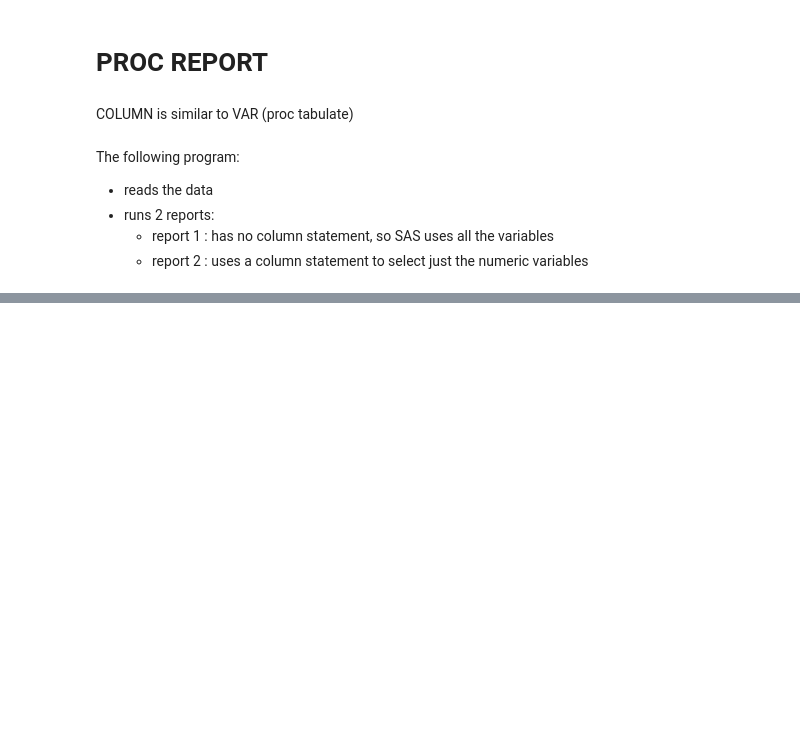
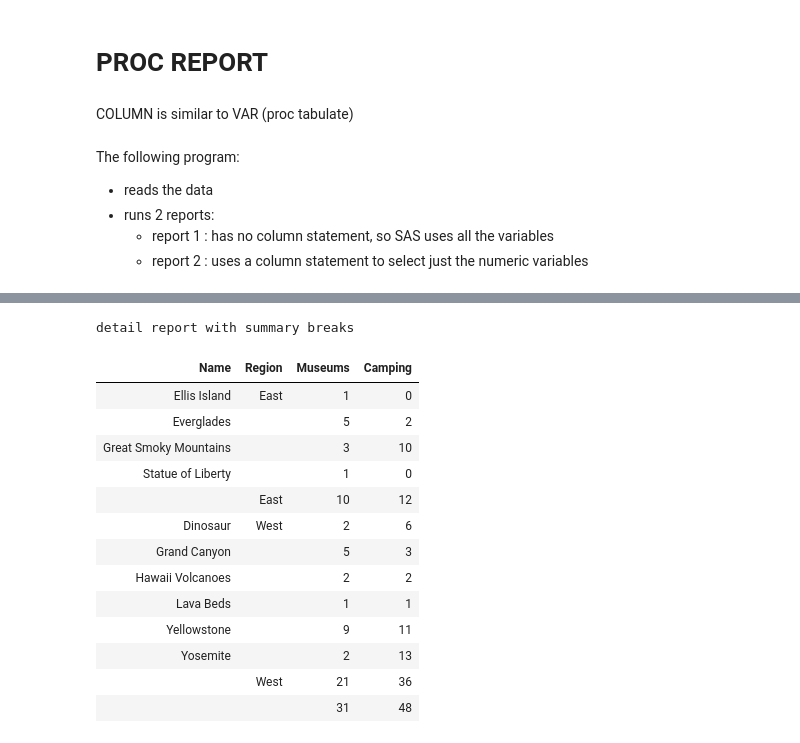
Before and after one commit to CollierKing/CodeSnippits, a Jupyter notebook: SAS/3 - Summarizing, reporting.ipynb, the cells around one changed output, grey strips where cells are left out. Saved outputs shown, nothing was run; the diff lists cells and outputs as text; code cells hidden in the pictures; blank space fills up the shorter version.

```diff
--- a/SAS/3 - Summarizing, reporting.ipynb
+++ b/SAS/3 - Summarizing, reporting.ipynb
@@ -231,0 +349,29 @@ The following program:
+# %%
+data natparks;
+    infile "Parks.dat";
+    input Name $ 1-21 Type $ Region $ Museums Camping;
+run;
+* PROC REPORT with breaks;
+proc report data = natparks nowindows headline;
+    column name region museums camping;
+    define region/order;
+    break after region/summarize ol skip;
+    rbreak after/summarize ol skip;
+    title 'detail report with summary breaks';
+run;
+# %% [output]
+detail report with summary breaks
+| Name | Region | Museums | Camping |
+| Ellis Island | East | 1 | 0 |
+| Everglades |  | 5 | 2 |
+| Great Smoky Mountains |  | 3 | 10 |
+| Statue of Liberty |  | 1 | 0 |
+|  | East | 10 | 12 |
+| Dinosaur | West | 2 | 6 |
+| Grand Canyon |  | 5 | 3 |
+| Hawaii Volcanoes |  | 2 | 2 |
+| Lava Beds |  | 1 | 1 |
+| Yellowstone |  | 9 | 11 |
+| Yosemite |  | 2 | 13 |
+|  | West | 21 | 36 |
+|  |  | 31 | 48 |
```
Also changed, not shown: parts of 18 cells of this notebook.
